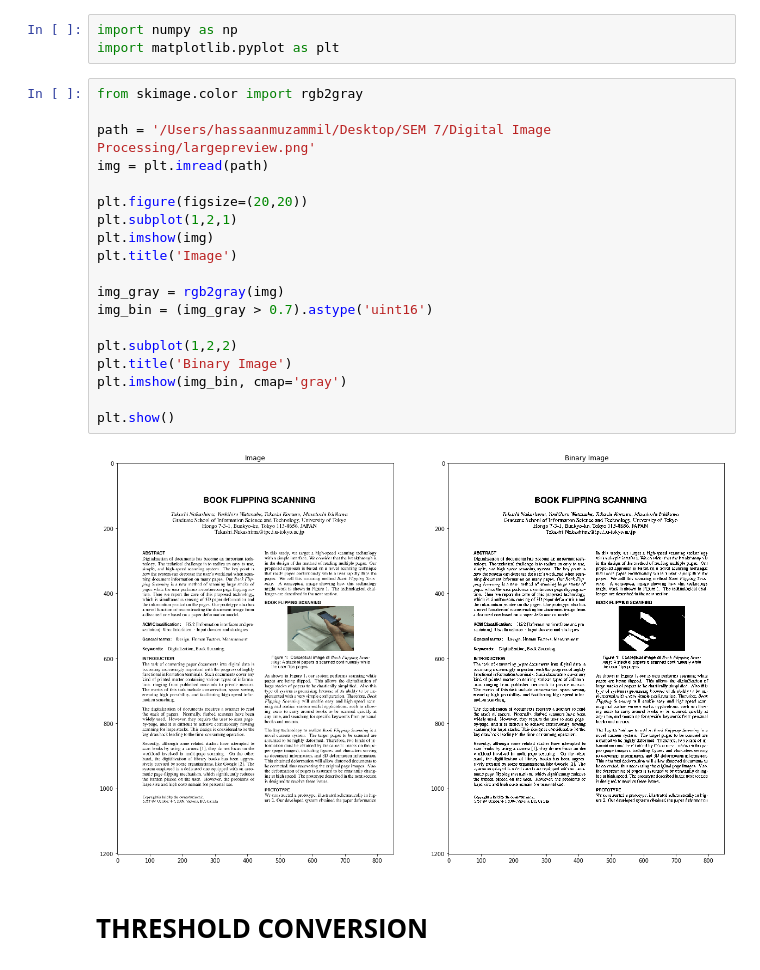
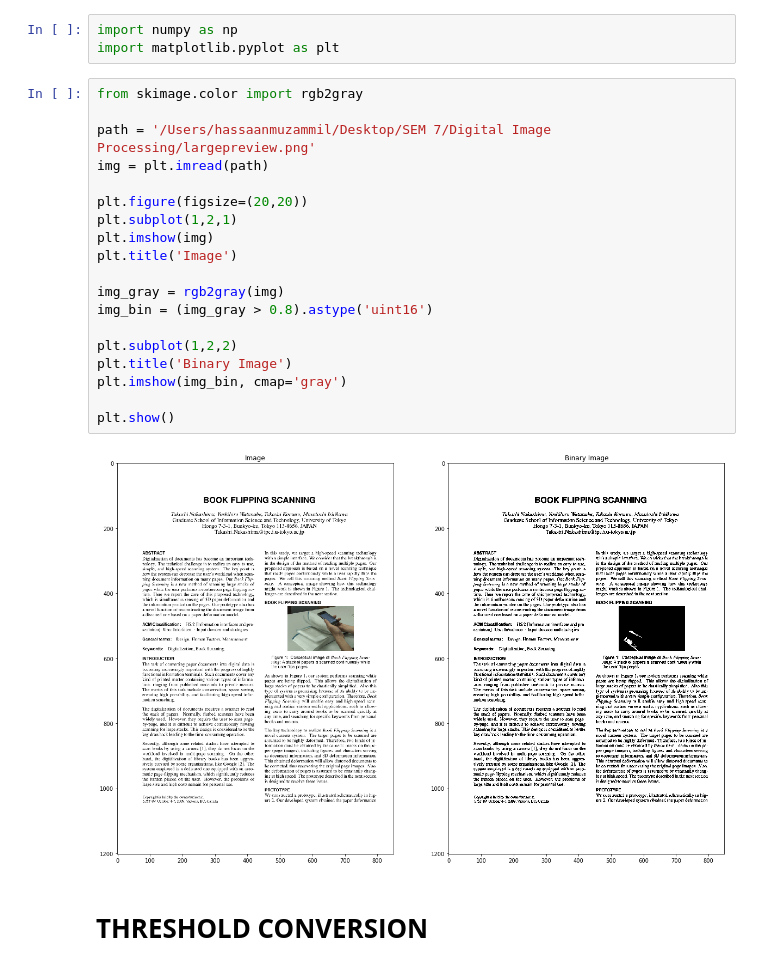
Before and after one commit to hassaanmuzammil/RLSA, a Jupyter notebook: RLSA.ipynb, the cells around one changed output. Drawn from its saved outputs; the diff is of its cells as text.

```diff
--- a/RLSA.ipynb
+++ b/RLSA.ipynb
@@ -14,24 +14,24 @@ import matplotlib.pyplot as plt
 # %%
 from skimage.color import rgb2gray
 
 path = '/Users/hassaanmuzammil/Desktop/SEM 7/Digital Image Processing/largepreview.png'
 img = plt.imread(path)
 
 plt.figure(figsize=(20,20))
 plt.subplot(1,2,1)
 plt.imshow(img)
 plt.title('Image')
 
 img_gray = rgb2gray(img)
-img_bin = (img_gray > 0.7).astype('uint16')
+img_bin = (img_gray > 0.8).astype('uint16')
 
 plt.subplot(1,2,2)
 plt.title('Binary Image')
 plt.imshow(img_bin, cmap='gray')
 
 plt.show()
 # %% [output]
-[figure, old version]
+[figure, new version]
 # %% [markdown]
 # **THRESHOLD CONVERSION**
 # %%
```
Also changed, not shown: parts of 19 cells of this notebook.
